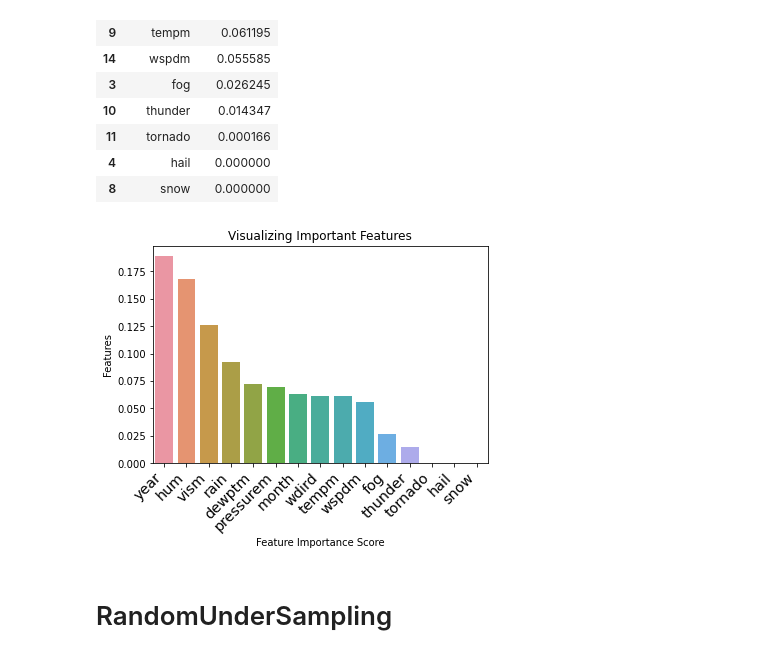
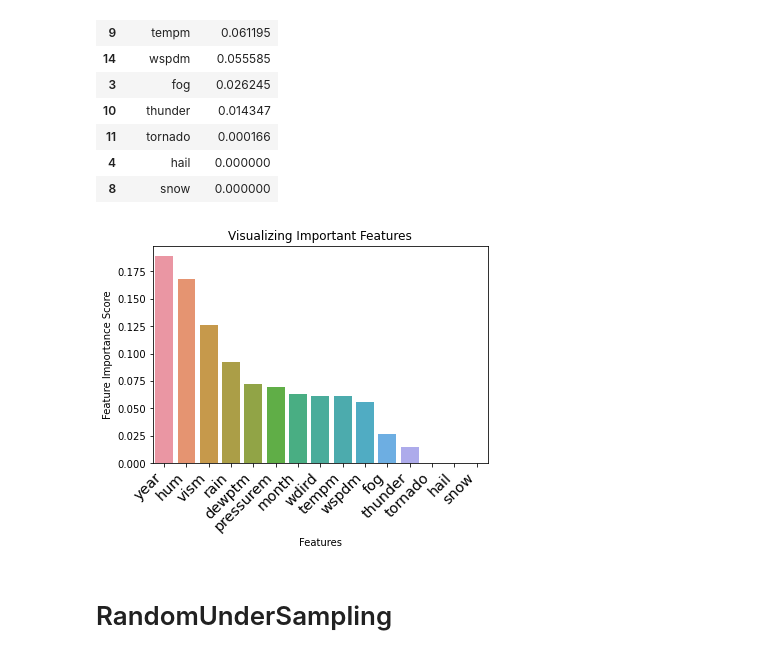
Before and after one commit to rankx034/final-project, a Jupyter notebook: MachineLearningModels/DecisionTreeModel.ipynb, the cells around one changed output. Cells and saved outputs as stored; diff of their text form; code cells hidden in the pictures.

```diff
--- a/MachineLearningModels/DecisionTreeModel.ipynb
+++ b/MachineLearningModels/DecisionTreeModel.ipynb
@@ -337,19 +337,19 @@ ft_imp_dt_ros
 # %%
 # visualize important featuers
 
 # Creating a bar plot
 sns.barplot(x=ft_imp_dt_ros.feature, y=ft_imp_dt_ros.importance)
 # Add labels to your
 
-plt.xlabel("Feature Importance Score")
-plt.ylabel("Features")
+plt.ylabel("Feature Importance Score")
+plt.xlabel("Features")
 plt.title("Visualizing Important Features")
 plt.xticks(
     rotation=45, horizontalalignment="right", fontweight="light", fontsize="x-large"
 )
 plt.show()
 # %% [output]
-[figure, old version]
+[figure, new version]
 # %% [markdown]
 # RandomUnderSampling
 # %%
```
Also changed, not shown: parts of 1 cell of this notebook, 1 other file.
